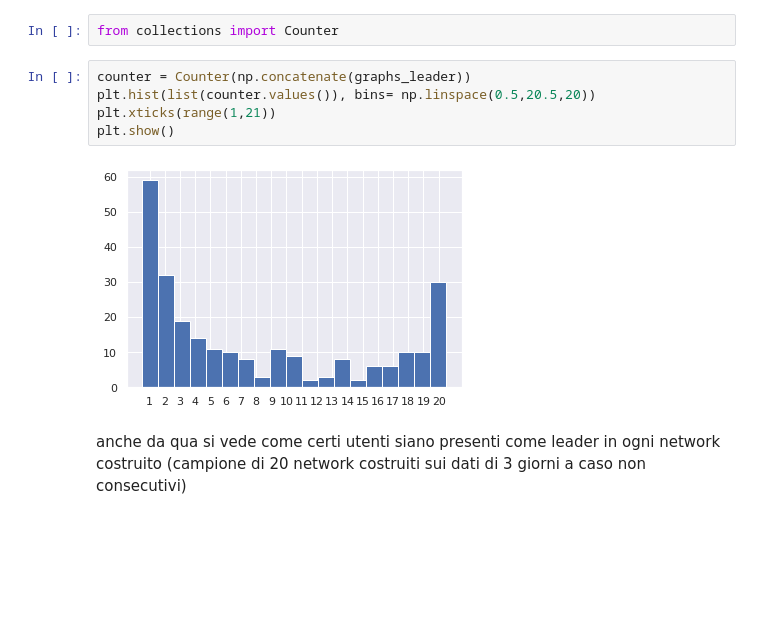
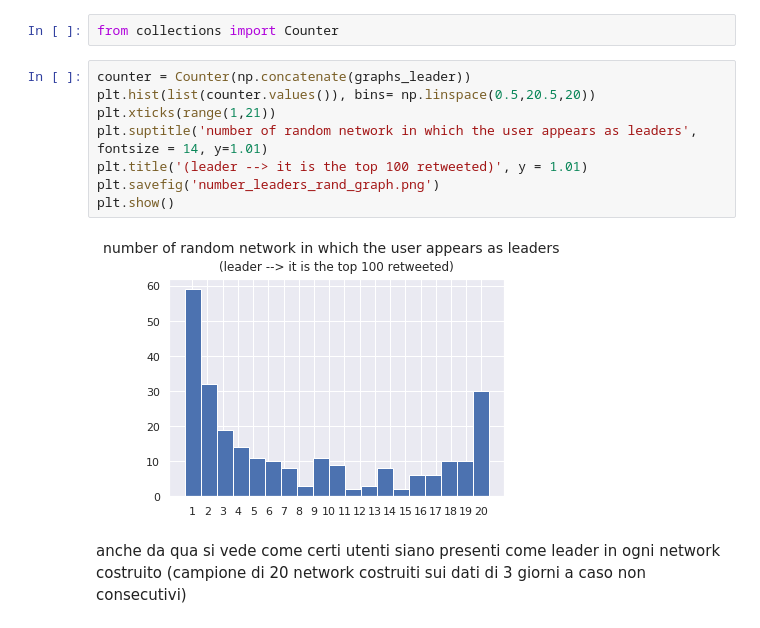
Before and after one commit to DanielePignedoli/Twitter_project, a Jupyter notebook: Network Density ad Connected Component .ipynb, the cells around one changed output. Drawn from its saved outputs; the diff is of its cells as text; blank space fills up the shorter version.

```diff
--- a/Network Density ad Connected Component .ipynb
+++ b/Network Density ad Connected Component .ipynb
@@ -348,10 +349,13 @@ from collections import Counter
 # %%
 counter = Counter(np.concatenate(graphs_leader))
 plt.hist(list(counter.values()), bins= np.linspace(0.5,20.5,20))
 plt.xticks(range(1,21))
+plt.suptitle('number of random network in which the user appears as leaders', fontsize = 14, y=1.01)
+plt.title('(leader --> it is the top 100 retweeted)', y = 1.01)
+plt.savefig('number_leaders_rand_graph.png')
 plt.show()
 # %% [output]
-[figure, old version]
+[figure, new version]
 # %% [markdown]
 anche da qua si vede come certi utenti siano presenti come leader in ogni network costruito (campione di 20 network costruiti sui dati di 3 giorni  a caso non consecutivi)
 # %%
```
Also changed, not shown: parts of 7 cells of this notebook.
